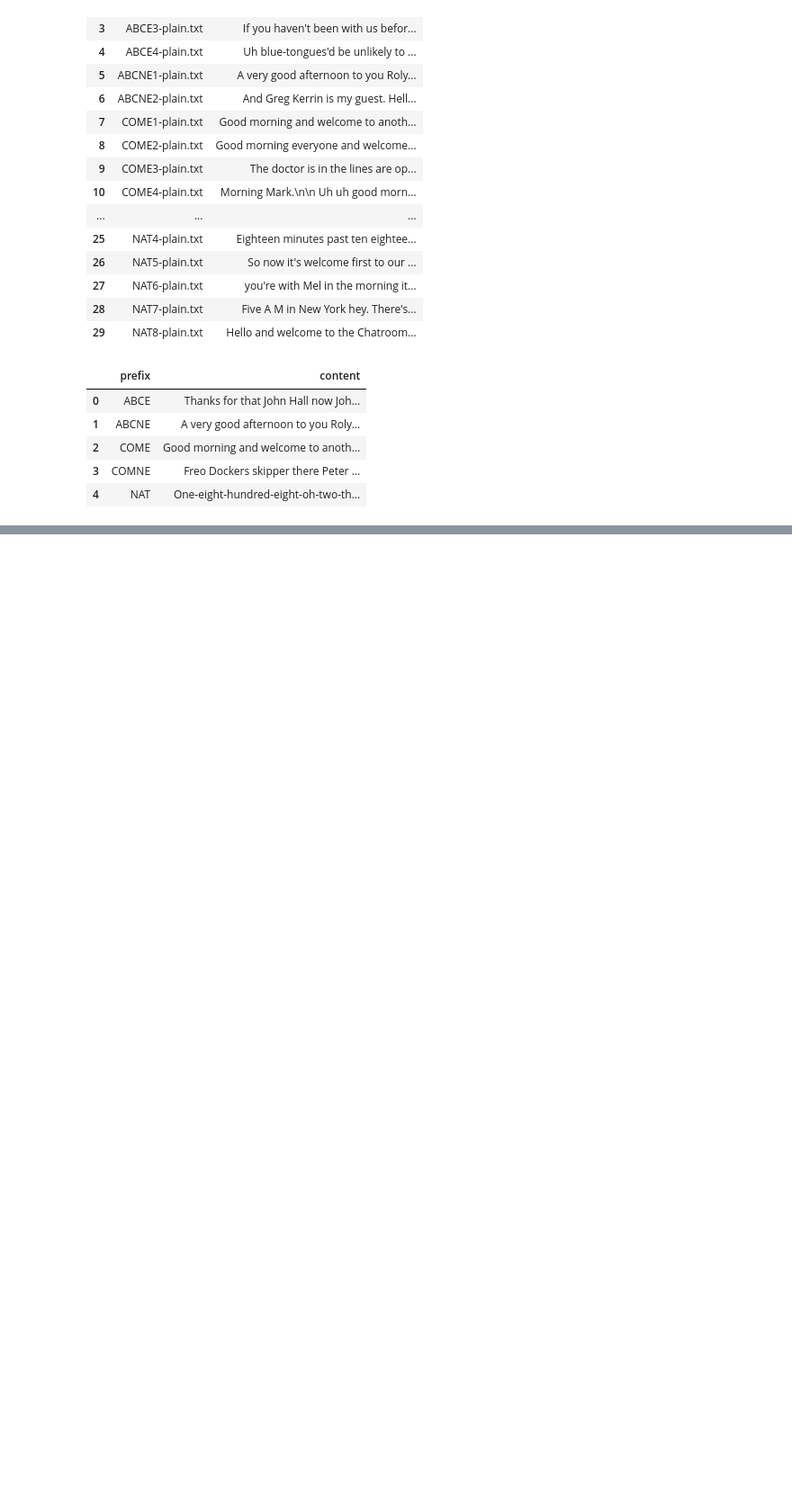
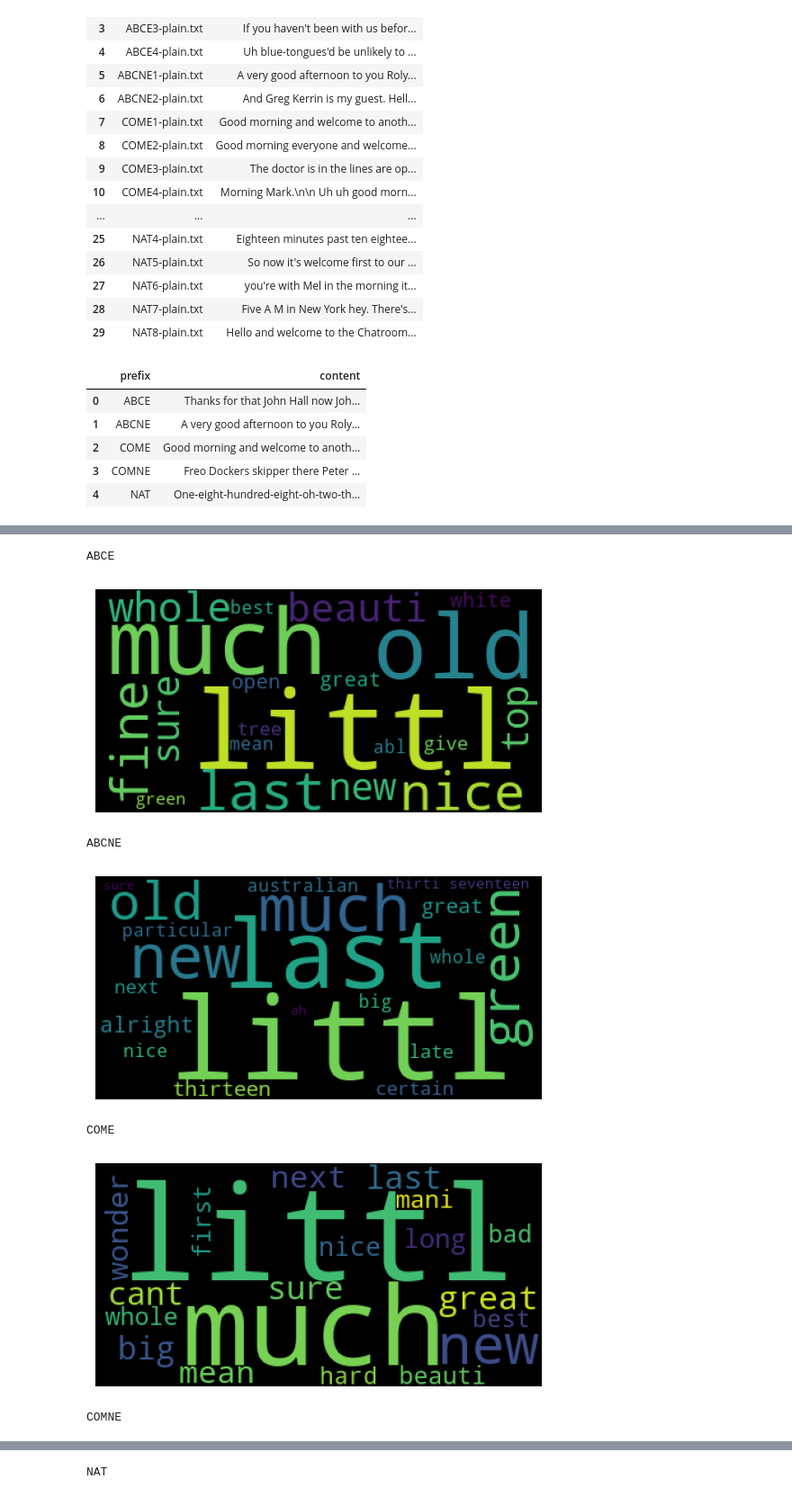
Before and after one commit to mas0ny1/Natural-Language-Processing-Portfolio, a Jupyter notebook: NLP Assignment 1.ipynb, the cells around one changed output, grey strips where cells are left out. Shown at 90% size. Saved outputs shown, nothing was run; the diff lists cells and outputs as text; code cells hidden in the pictures; blank space fills up the shorter version.

```diff
--- a/NLP Assignment 1.ipynb
+++ b/NLP Assignment 1.ipynb
@@ -250,0 +341,30 @@ also: 38
+# %%
+#Comparing Word counts extracting only Adjectives
+custom_punctuation = "''""…""...""``" '"' '-'
+custom_stopwords = []
+word_freqs = {}
+
+for index, row in df_combined.iterrows():
+    #JJ: adjective or numeral, ordinal
+    #JJR: adjective, comparative
+    #JJS: adjective, superlative
+    processed = preprocessor.preprocess_keep_pos_tag(row['content'], {"JJ", "JJR", "JJS"})
+
+    word_freqs[row['prefix']] = get_word_frequencies(processed, top_n=20)
+
+    print(row['prefix'])
+    wordcloud = WordCloud(max_words=20).generate(processed)
+    plt.imshow(wordcloud)
+    plt.axis("off")
+    plt.show()
+
+# Combine word frequencies into a DataFrame
+df_word_freqs = pd.DataFrame(word_freqs).fillna(0)
+# %% [output]
+ABCE
+[figure, added]
+ABCNE
+[figure, added]
+COME
+[figure, added]
+COMNE
@@ -250,0 +372 @@ also: 38
+NAT
```
Also changed, not shown: parts of 22 cells of this notebook.
